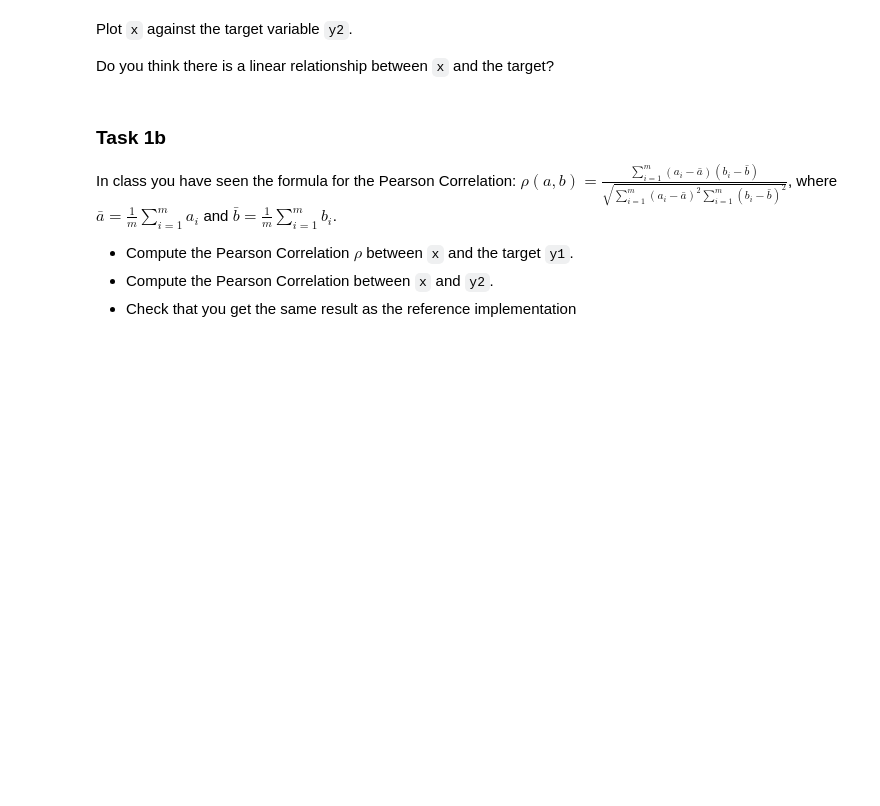
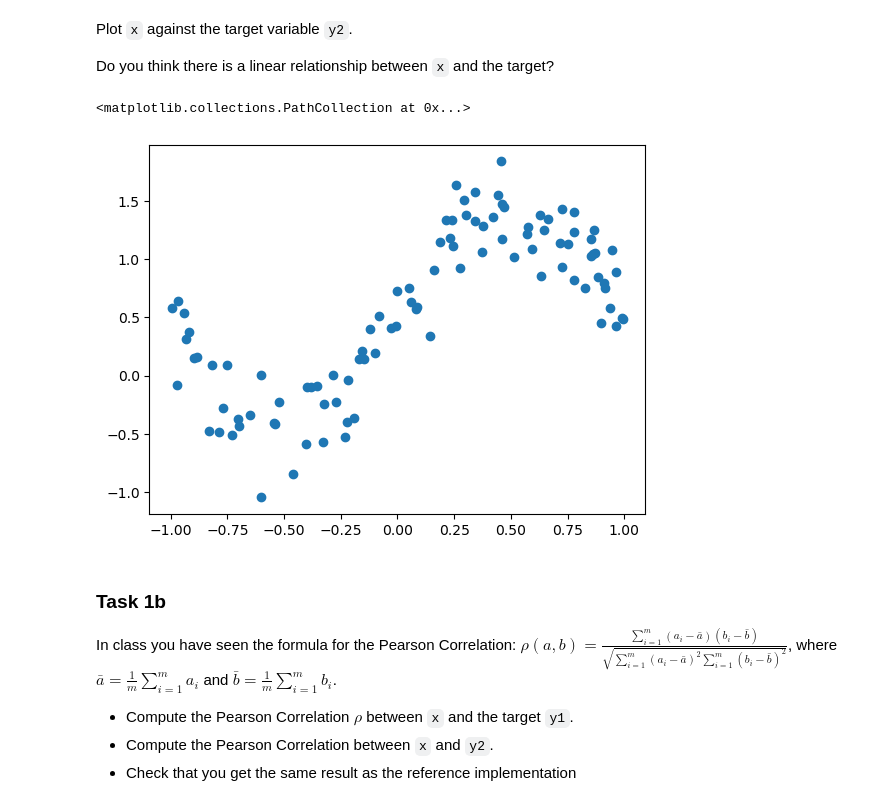
Before and after one commit to vegger/MLDM, a Jupyter notebook: labs/L03_Linear_Regression_LAB_ASSIGNMENT.ipynb, the cells around one changed output. Saved outputs shown, nothing was run; the diff lists cells and outputs as text; code cells hidden in the pictures; blank space fills up the shorter version.

```diff
--- a/labs/L03_Linear_Regression_LAB_ASSIGNMENT.ipynb
+++ b/labs/L03_Linear_Regression_LAB_ASSIGNMENT.ipynb
@@ -42,6 +48,12 @@ Do you think there is a linear relationship between `x` and the target?
 Plot `x` against the target variable `y2`.
 
 Do you think there is a linear relationship between `x` and the target?
+# %%
+# Sieht nicht nach linearem Zusammenhang aus
+plt.scatter(x, y2)
+# %% [output]
+<matplotlib.collections.PathCollection at 0x...>
+[figure, added]
 # %% [markdown]
 ### Task 1b
 
```
Also changed, not shown: parts of 15 cells of this notebook, 4 other files.
